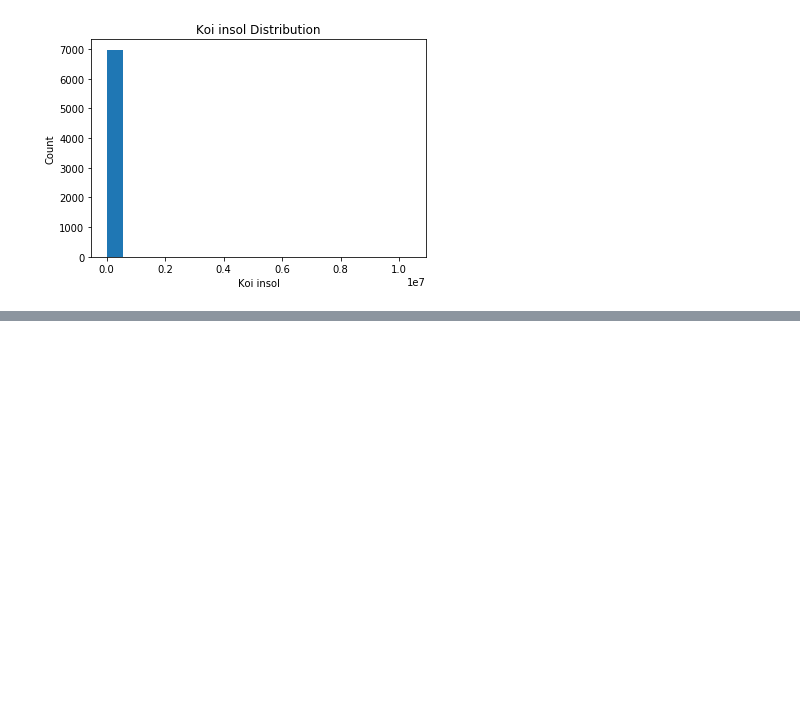
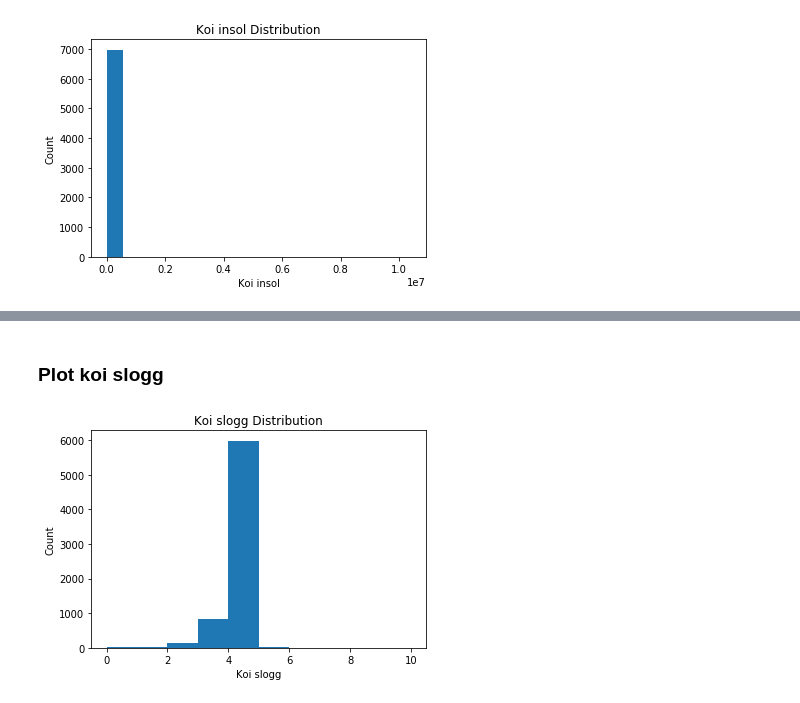
Before and after one commit to camiloibanez/Exoplanet-ML-Classifier, a Jupyter notebook: starter_code/Analysis.ipynb, the cells around one changed output, grey strips where cells are left out. Saved outputs shown, nothing was run; the diff lists cells and outputs as text; code cells hidden in the pictures; blank space fills up the shorter version.

```diff
--- a/starter_code/Analysis.ipynb
+++ b/starter_code/Analysis.ipynb
@@ -188,0 +233,16 @@ plt.show()
+# %% [markdown]
+### Plot koi slogg
+# %%
+min_koi_slogg = math.floor(min(df['koi_slogg']))
+max_koi_slogg = math.ceil(max(df['koi_slogg'])) + 5
+w = math.ceil((max_koi_slogg - min_koi_slogg)/20)
+
+bin_list = list(range(min_koi_slogg, max_koi_slogg, w))
+plt.hist(x=df['koi_slogg'], bins=bin_list)
+plt.title('Koi slogg Distribution')
+plt.ylabel("Count")
+plt.xlabel("Koi slogg")
+
+plt.show()
+# %% [output]
+[figure, added]
```
Also changed, not shown: parts of 8 cells of this notebook.
